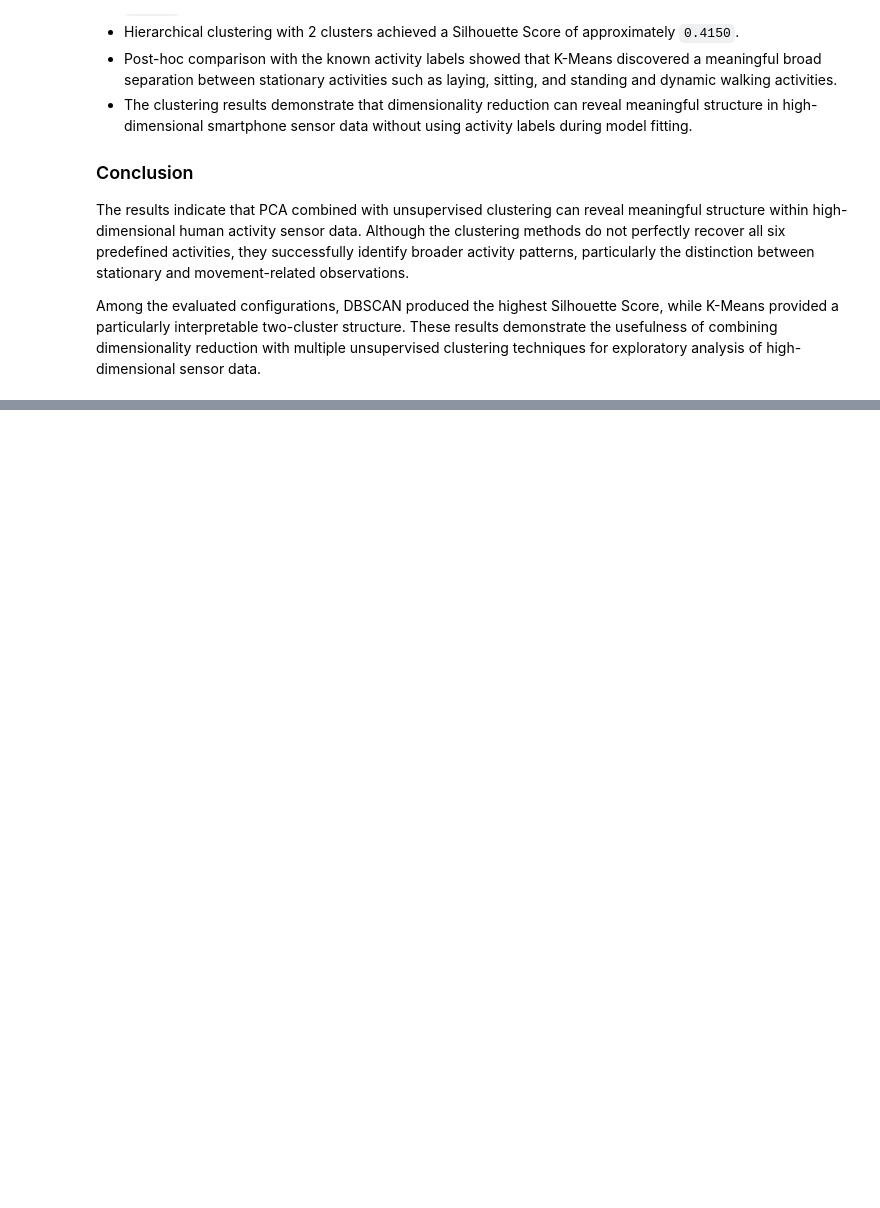
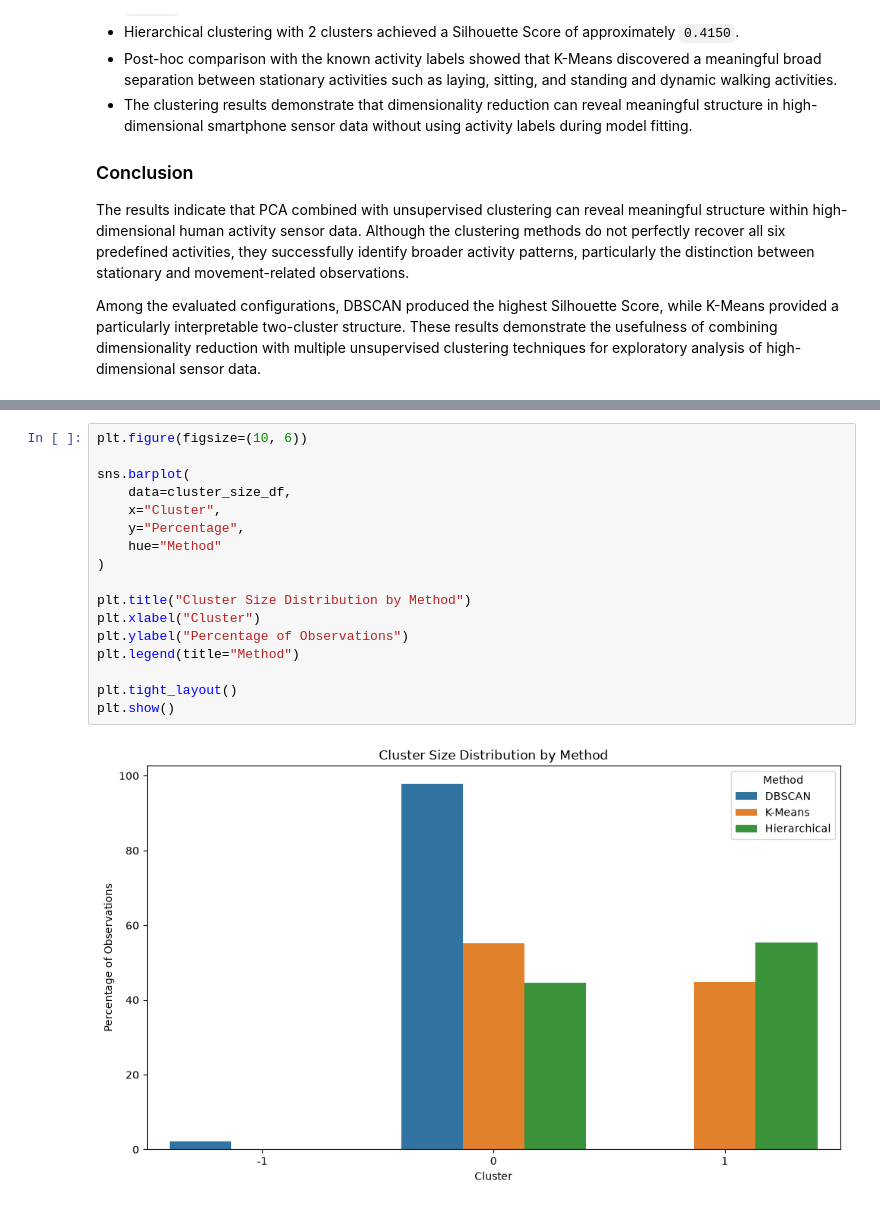
Before and after one commit to Debankumardas/Dimensionality-Reduction-Clustering, a Jupyter notebook: notebooks/dimensionality_reduction_clustering.ipynb, the cells around one changed output, grey strips where cells are left out. Cells and saved outputs as stored; diff of their text form; blank space fills up the shorter version.

Commit message:
Strengthen clustering evaluation and reproducibility

```diff
--- a/notebooks/dimensionality_reduction_clustering.ipynb
+++ b/notebooks/dimensionality_reduction_clustering.ipynb
@@ -1275,0 +1303,19 @@ Among the evaluated configurations, DBSCAN produced the highest Silhouette Score
+# %%
+plt.figure(figsize=(10, 6))
+
+sns.barplot(
+    data=cluster_size_df,
+    x="Cluster",
+    y="Percentage",
+    hue="Method"
+)
+
+plt.title("Cluster Size Distribution by Method")
+plt.xlabel("Cluster")
+plt.ylabel("Percentage of Observations")
+plt.legend(title="Method")
+
+plt.tight_layout()
+plt.show()
+# %% [output]
+[figure, added]
```
Also changed, not shown: parts of 7 cells of this notebook.
